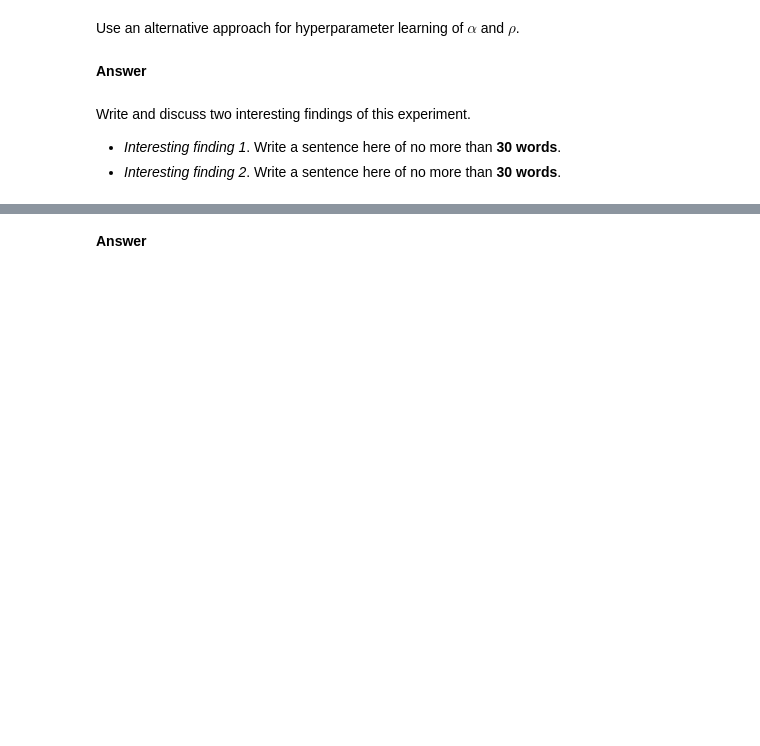
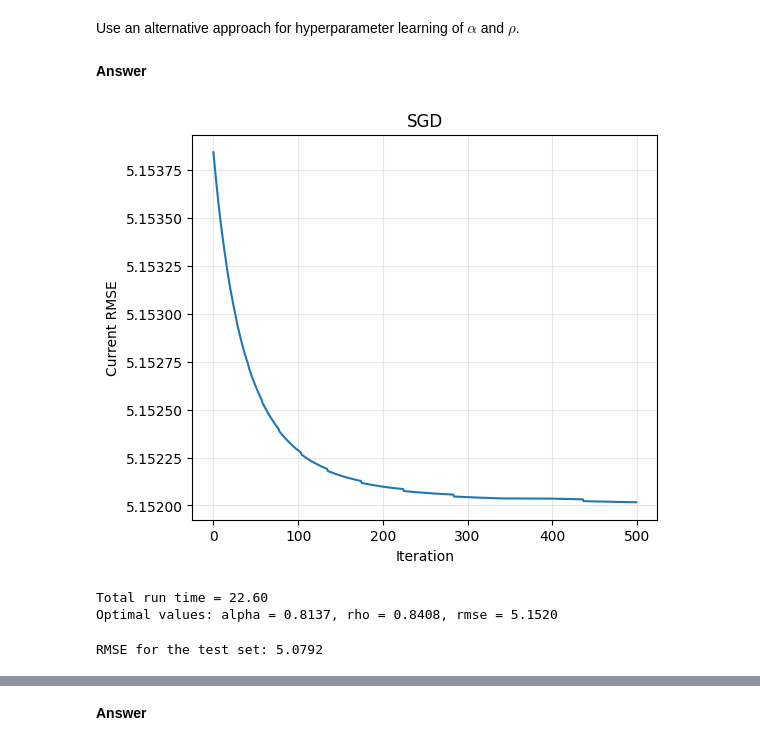
Before and after one commit to Tzu-Liang/COMP64101-Reasoning-and-Learning-under-Uncertainty-Module, a Jupyter notebook: Labs/comp64101_coursework_part1_a49626th.ipynb, the cells around one changed output, grey strips where cells are left out. Saved outputs shown, nothing was run; the diff lists cells and outputs as text; code cells hidden in the pictures; blank space fills up the shorter version.

```diff
--- a/Labs/comp64101_coursework_part1_a49626th.ipynb
+++ b/Labs/comp64101_coursework_part1_a49626th.ipynb
@@ -996,7 +1053,8 @@ def rmse(alpha, rho, X_train, y_train, X_val, y_val):
     elastic_net_regressor = ElasticNet(alpha = alpha,
                                        l1_ratio = rho,
                                        fit_intercept = False,
-                                       max_iter = 10000)
+                                       max_iter = 10000,
+                                       random_state = 68736)
     elastic_net_regressor.fit(X_train, y_train)
     y_val_pred = elastic_net_regressor.predict(X_val)
 
@@ -1092,10 +1154,10 @@ def bayesian_optimisation(X_test,
 
     # Visualisation
     plt.figure(figsize=(6, 5))
-    plt.plot(range(len(error_min_history)), error_min_history)
+    plt.plot(error_min_history)
     plt.xlabel('Iteration')
     plt.ylabel('Best RMSE Found So Far')
-    plt.title('Convergence History: Minimum RMSE')
+    plt.title('BO')
     plt.grid(True, alpha=0.3)
     plt.show()
 
@@ -1232,5 +1279,30 @@ def minimize_rmse_sgd(X_train, y_train, X_val, y_val,
-# %% [markdown]
-Write and discuss two interesting findings of this experiment.
-
-- *Interesting finding 1*. Write a sentence here of no more than **30 words**.
-- *Interesting finding 2*. Write a sentence here of no more than **30 words**.
+# %%
+start_time = time.time()
+
+# Execute SGD
+alpha, rho, error = sgd(Xe_train, ye_train, Xe_val, ye_val,
+                      alpha_init = 1.0, rho_init = 0.5,
+                      learning_rate = 0.5, max_iter = 500)
+print(f"Total run time = {time.time() - start_time:.2f}")
+print(f"Optimal values: alpha = {alpha:.4f}, rho = {rho:.4f}, rmse = {error:.4f}")
+# %% [output]
+[figure, added]
+Total run time = 22.60
+Optimal values: alpha = 0.8137, rho = 0.8408, rmse = 5.1520
+# %%
+# Final model with optimal alpha and rho on combined train+val data
+elastic_net_regressor = ElasticNet(alpha = alpha,
+                                    l1_ratio = rho,
+                                    fit_intercept = False,
+                                    max_iter = 10000)
+
+elastic_net_regressor.fit(np.vstack([Xe_train, Xe_val]),
+                          np.vstack([ye_train, ye_val]))
+
+# Predict on test set and its rmse
+y_test_pred = elastic_net_regressor.predict(Xe_test)
+error = np.sqrt(mean_squared_error(ye_test, y_test_pred))
+
+print(f"RMSE for the test set: {error:.4f}")
+# %% [output]
+RMSE for the test set: 5.0792
```
Also changed, not shown: parts of 26 cells of this notebook.
